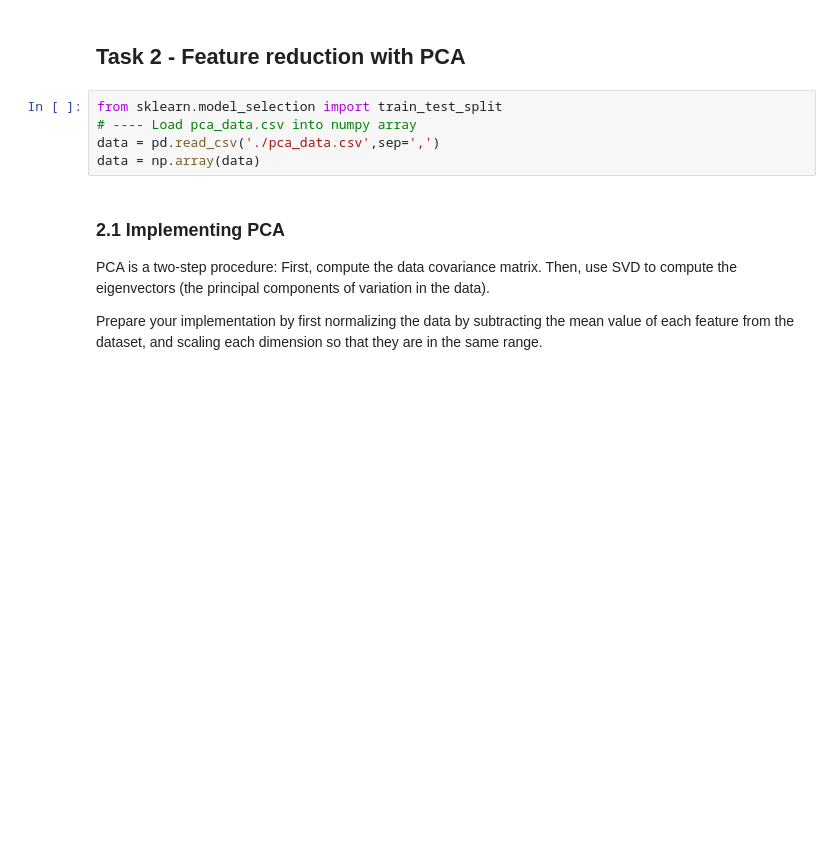
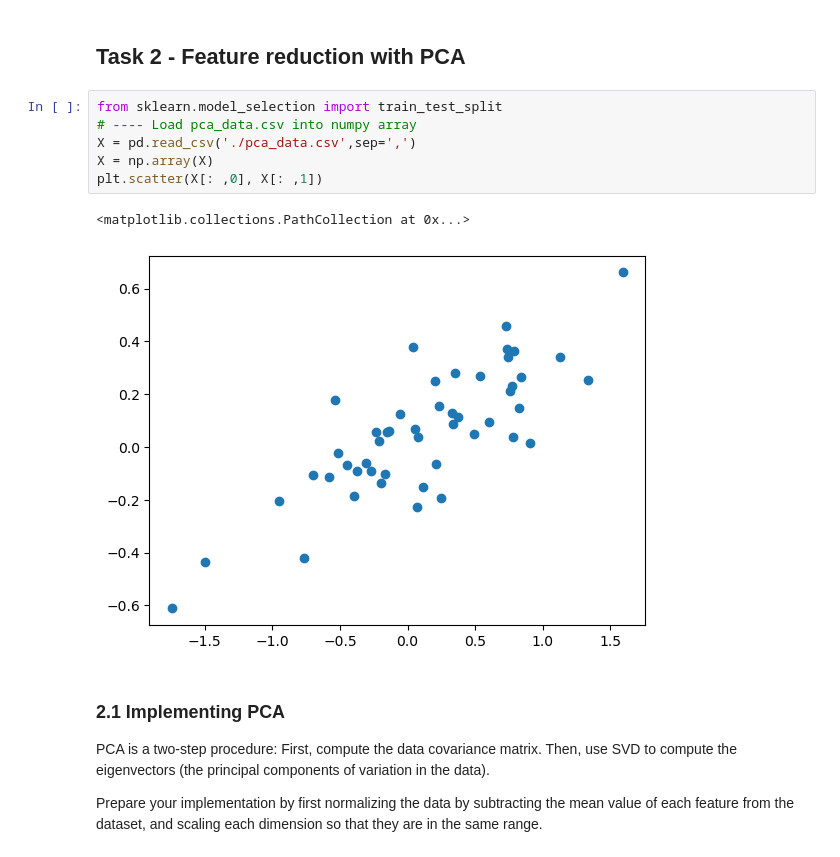
Before and after one commit to Oscilous/SDU-IML, a Jupyter notebook: 4. PCA and DBSCAN/Exercise_4.ipynb, the cells around one changed output. Cells and saved outputs as stored; diff of their text form; blank space fills up the shorter version.

```diff
--- a/4. PCA and DBSCAN/Exercise_4.ipynb
+++ b/4. PCA and DBSCAN/Exercise_4.ipynb
@@ -108,8 +119,12 @@ Purple is noise
 # %%
 from sklearn.model_selection import train_test_split
 # ---- Load pca_data.csv into numpy array
-data = pd.read_csv('./pca_data.csv',sep=',')
-data = np.array(data)
+X = pd.read_csv('./pca_data.csv',sep=',')
+X = np.array(X)
+plt.scatter(X[: ,0], X[: ,1])
+# %% [output]
+<matplotlib.collections.PathCollection at 0x...>
+[figure, added]
 # %% [markdown]
 ### 2.1 Implementing PCA
 PCA is a two-step procedure: First, compute the data covariance matrix. Then, use SVD to compute the eigenvectors (the principal components of variation in the data).
```
Also changed, not shown: parts of 11 cells of this notebook.
